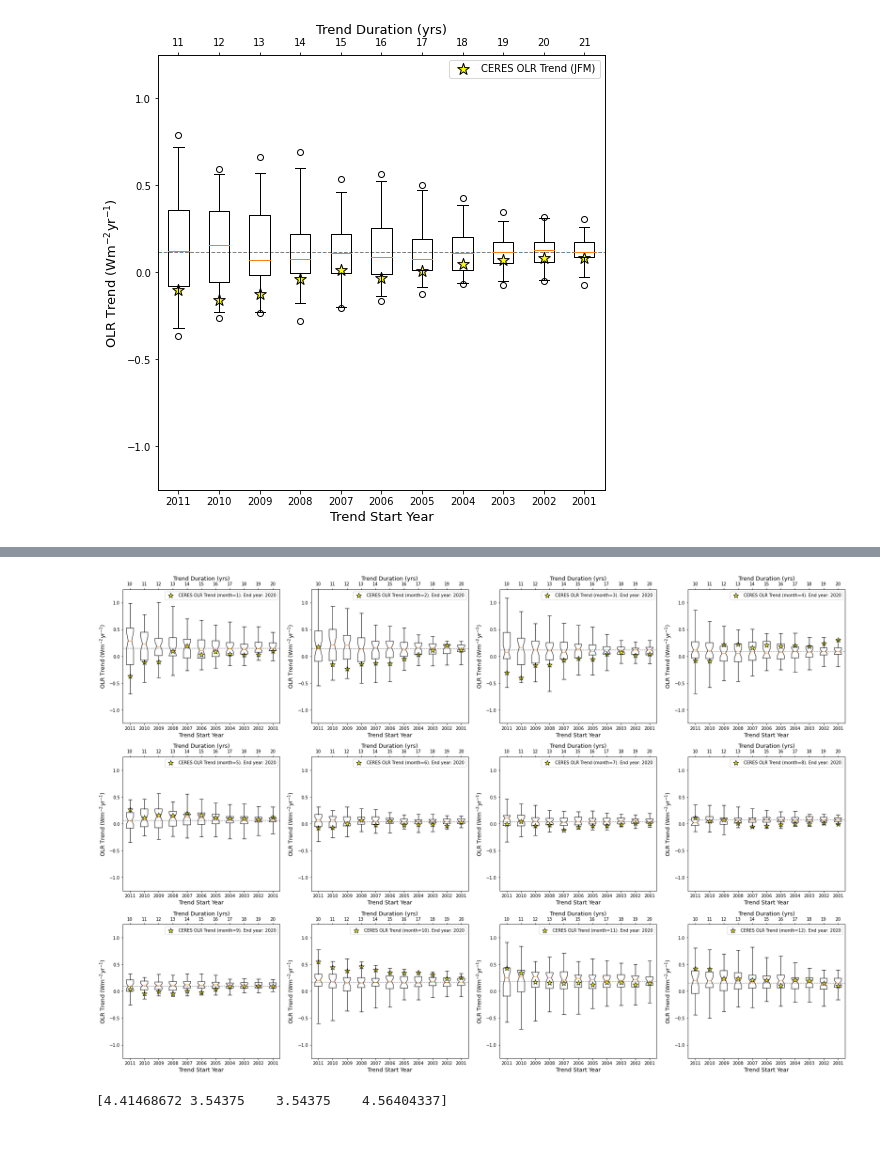
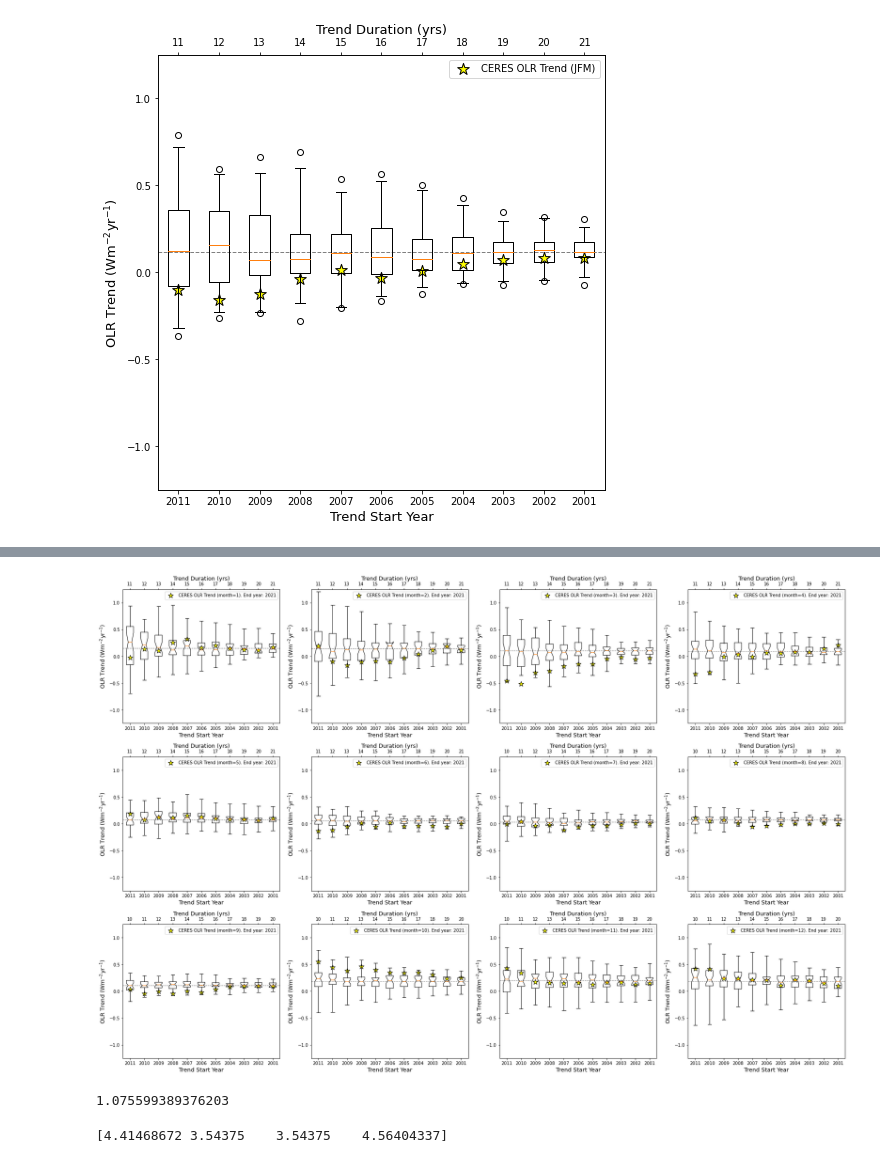
Before and after one commit to jshaw35/spectral_ice, a Jupyter notebook: figure3/figure3.ipynb, the cells around one changed output, grey strips where cells are left out. Saved outputs shown, nothing was run; the diff lists cells and outputs as text; code cells hidden in the pictures.

```diff
--- a/figure3/figure3.ipynb
+++ b/figure3/figure3.ipynb
@@ -399,7 +396,7 @@ plt.legend()
 # %% [markdown]
 ### Now plot box-and-whisker plots for different end years
 # %%
-endyrs   = [2010,2011,2012,2013,2014,2015,2016,2017,2018,2019,2020]
+endyrs   = [2010,2011,2012,2013,2014,2015,2016,2017,2018,2019,2020,2021]
 startyrs = [2001,2002,2003,2004,2005,2006,2007,2008,2009,2010,2011]
 # %%
 def tick_function1(X):
@@ -500,10 +497,12 @@ box_n_whisker_endyear(allens_jfm_tseries,
 box_multi_fig,box_multi_axs = plt.subplots(nrows=3,ncols=4,figsize=(30,20)) #,sharex=True
 box_multi_axs = box_multi_axs.flat
 
+tsel = slice('2001-01-01','2021-12-31')
+
 for i_mon,_ax in zip(range(1,13),box_multi_axs): # iterate over month numbers
 
-    allens_all_tseries_preproc = allens_all_tseries.sel(time=slice('2001-01-01','2020-12-31'))
-    ceres_subset_spatavg_preproc = ceres_subset_spatavg.sel(time=slice('2001-01-01','2020-12-31'))
+    allens_all_tseries_preproc = allens_all_tseries.sel(time=tsel)
+    ceres_subset_spatavg_preproc = ceres_subset_spatavg.sel(time=tsel)
 
     # _lens_mon_tseries = allens_all_tseries.sel(time=allens_all_tseries['time.month']==i_mon).groupby('time.year').mean('time')
     _lens_mon_tseries = allens_all_tseries_preproc.sel(time=allens_all_tseries_preproc['time.month']==i_mon).groupby('time.year').mean('time')
@@ -527,31 +526,39 @@ plt.subplots_adjust(hspace=0.25)
 # %%
 box_multi_fig,box_multi_axs = plt.subplots(nrows=3,ncols=4,figsize=(30,20)) #,sharex=True
 box_multi_axs = box_multi_axs.flat
 
+tsel = slice('2001-01-01','2021-12-31')
+
 for i_mon,_ax in zip(range(1,13),box_multi_axs): # iterate over month numbers
 
-    allens_all_tseries_preproc = allens_all_tseries.sel(time=slice('2001-01-01','2020-12-31'))
-    ceres_subset_spatavg_preproc = ceres_subset_spatavg.sel(time=slice('2001-01-01','2020-12-31'))
+    allens_all_tseries_preproc = allens_all_tseries.sel(time=tsel)
+    ceres_subset_spatavg_preproc = ceres_subset_spatavg.sel(time=tsel)
 
     # _lens_mon_tseries = allens_all_tseries.sel(time=allens_all_tseries['time.month']==i_mon).groupby('time.year').mean('time')
     _lens_mon_tseries = allens_all_tseries_preproc.sel(time=allens_all_tseries_preproc['time.month']==i_mon).groupby('time.year').mean('time')
     # _obs_mon_tseries = ceres_subset_spatavg.sel(time=ceres_subset_spatavg['time.month']==i_mon).groupby('time.year').mean('time')
     _obs_mon_tseries = ceres_subset_spatavg_preproc.sel(time=ceres_subset_spatavg_preproc['time.month']==i_mon).groupby('time.year').mean('time')
 
     box_n_whisker_endyear(_lens_mon_tseries,
                           _obs_mon_tseries,
                           iter_yrs=startyrs[::-1],
                           iteryr_isstart=True,
                           ax=_ax,
                           ylabel='OLR Trend (Wm$^{-2}$yr$^{-1}$)',
-                          obslabel='CERES OLR Trend (month=%d). End year: 2020' % i_mon,
+                          obslabel='CERES OLR Trend (month=%d). End year: 2021' % i_mon,
                           whis=(0,100),
                           notch=True
                          )
 
 plt.subplots_adjust(hspace=0.25)
 # %% [output]
-[figure, old version]
+[figure, new version]
+# %%
+# A 6K surface temperature bias means a ~7.5% OLR trend bias.
+# Despite the cubic relationship, this is still fairly small.
+(250/244)**3
+# %% [output]
+1.075599389376203
 # %%
 sigma = 5.67e-8
 
```
Also changed, not shown: parts of 5 cells of this notebook, 1 other file.
